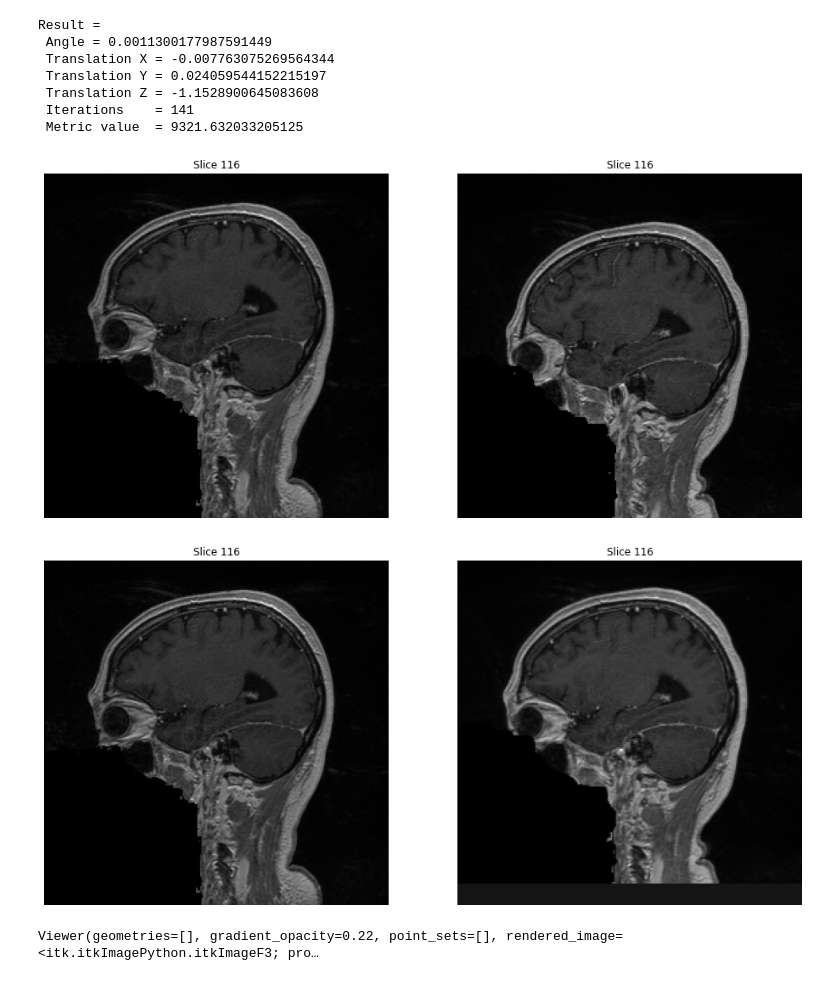
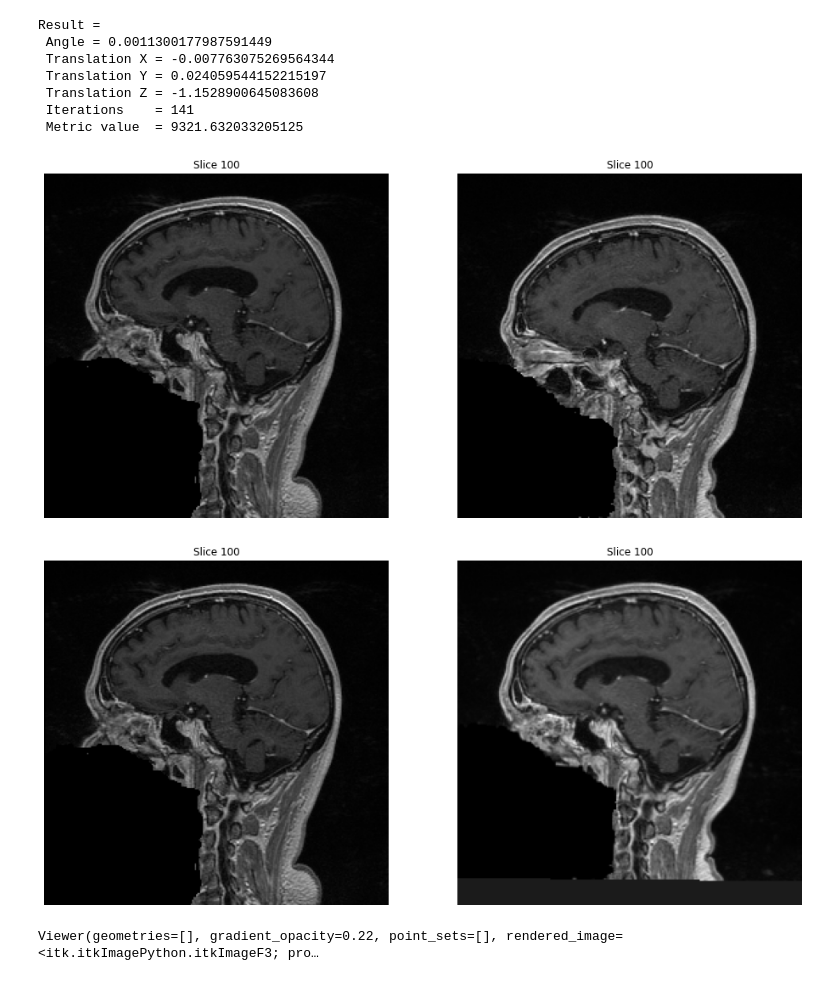
Before and after one commit to QuentinAM/VITK, a Jupyter notebook: notebook.ipynb, the cells around one changed output. Cells and saved outputs as stored; diff of their text form; code cells hidden in the pictures.

```diff
--- a/notebook.ipynb
+++ b/notebook.ipynb
@@ -93,8 +93,7 @@ def image_registration_rigid(fixed_image=image_1,moving_image=image_2):
     initializer.MomentsOn()
     initializer.InitializeTransform()
 
-    OptimizerScalesType = itk.OptimizerParameters[itk.D]
-    optimizer_scales = OptimizerScalesType(initial_transform.GetNumberOfParameters())
+    optimizer_scales = itk.OptimizerParameters[itk.D](initial_transform.GetNumberOfParameters())
 
     optimizer_scales[0] = 1.0
     optimizer_scales[1] = 1.0
@@ -151,11 +150,11 @@ Result =
  Iterations    = 141
  Metric value  = 9321.632033205125
 # %%
-display_images(image_1, image_2, 116)
-display_images(image_1, registered_image, 116)
+display_images(image_1, image_2, 100)
+display_images(image_1, registered_image, 100)
 # %% [output]
-[figure, old version]
+[figure, new version]
-[figure, old version]
+[figure, new version]
 # %%
 visualize_image3D(registered_image)
 # %% [output]
```
Also changed, not shown: parts of 6 cells of this notebook.
